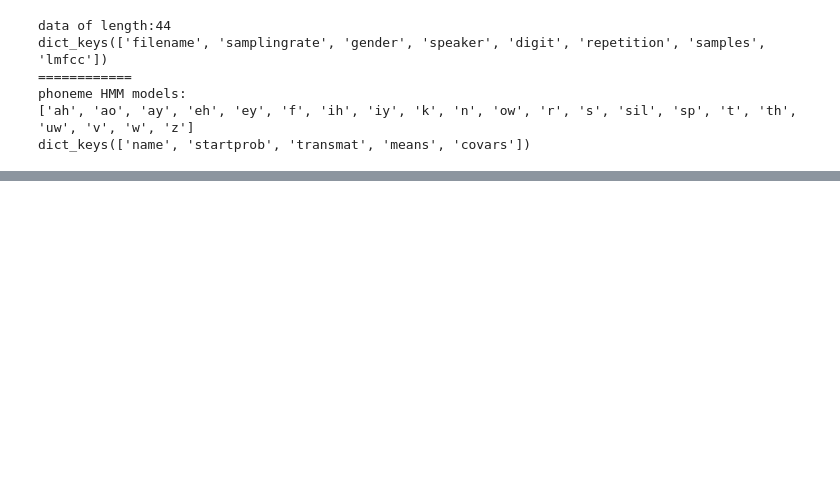
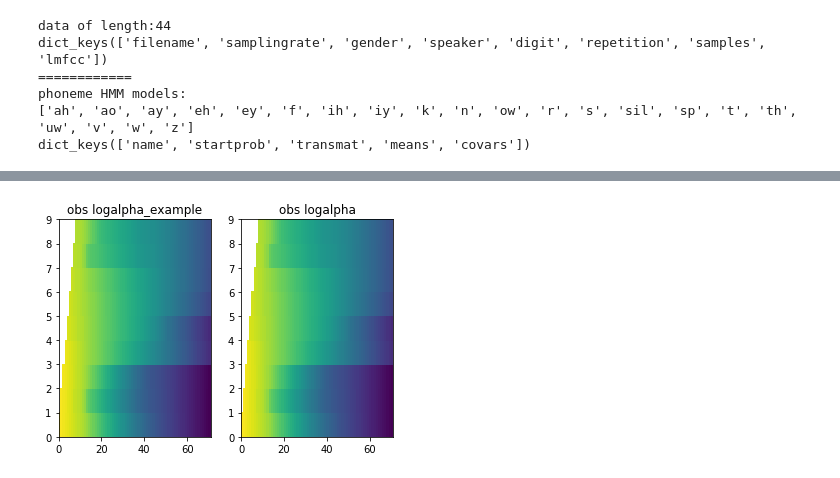
Before and after one commit to Yuhu-kth/Speech-Speaker-Recognition, a Jupyter notebook: lab2/dt2119_lab2_2020-04-13/lab2.ipynb, the cells around one changed output, grey strips where cells are left out. Cells and saved outputs as stored; diff of their text form; code cells hidden in the pictures; blank space fills up the shorter version.

```diff
--- a/lab2/dt2119_lab2_2020-04-13/lab2.ipynb
+++ b/lab2/dt2119_lab2_2020-04-13/lab2.ipynb
@@ -78,0 +98,12 @@ Pi:
+# %%
+logPi = np.log(wordHMMs['o']['startprob'])
+logA = np.log(wordHMMs['o']['transmat'])
+logalpha=forward(obsloglik,logPi,logA)
+fig, ax = plt.subplots(ncols=2)
+ax[0].pcolormesh(logalpha_ex.T)
+ax[0].set_title('obs logalpha_example')
+ax[1].set_title('obs logalpha')
+ax[1].pcolormesh(logalpha.T)
+plt.show()
+# %% [output]
+[figure, added]
```
Also changed, not shown: parts of 7 cells of this notebook, 1 other file.
